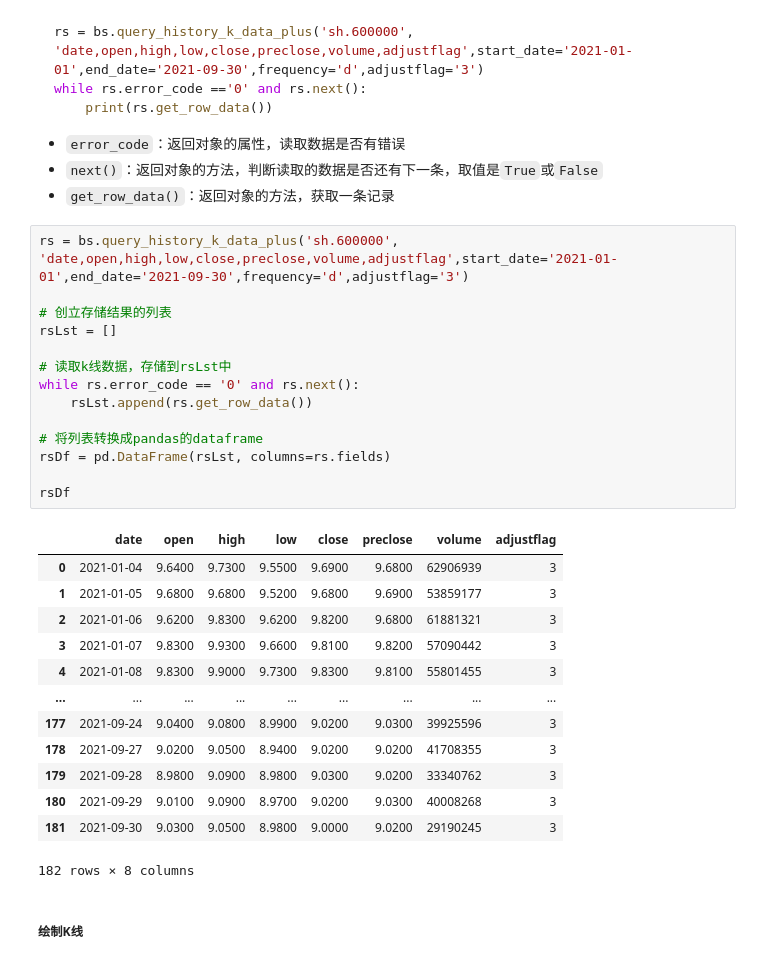
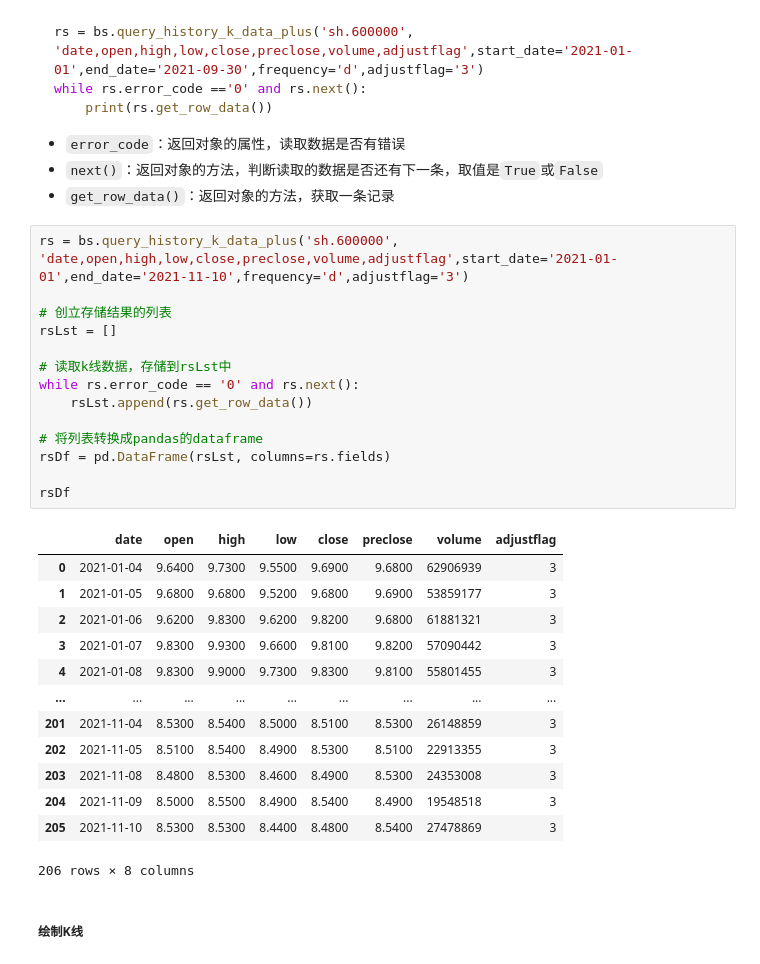
Before and after one commit to christinemu/quant-trading, a Jupyter notebook: TradingBasics.ipynb, the cells around one changed output. Drawn from its saved outputs; the diff is of its cells as text.

```diff
--- a/TradingBasics.ipynb
+++ b/TradingBasics.ipynb
@@ -515,33 +515,33 @@ while rs.error_code =='0' and rs.next():
 - `next()`：返回对象的方法，判断读取的数据是否还有下一条，取值是`True`或`False`
 - `get_row_data()`：返回对象的方法，获取一条记录
 # %%
-rs = bs.query_history_k_data_plus('sh.600000', 'date,open,high,low,close,preclose,volume,adjustflag',start_date='2021-01-01',end_date='2021-09-30',frequency='d',adjustflag='3')
+rs = bs.query_history_k_data_plus('sh.600000', 'date,open,high,low,close,preclose,volume,adjustflag',start_date='2021-01-01',end_date='2021-11-10',frequency='d',adjustflag='3')
 
 # 创立存储结果的列表
 rsLst = []
 
 # 读取k线数据，存储到rsLst中
 while rs.error_code == '0' and rs.next():
     rsLst.append(rs.get_row_data())
 
 # 将列表转换成pandas的dataframe
 rsDf = pd.DataFrame(rsLst, columns=rs.fields)
 
 rsDf
 # %% [output]
 |  | date | open | high | low | close | preclose | volume | adjustflag |
 | 0 | 2021-01-04 | 9.6400 | 9.7300 | 9.5500 | 9.6900 | 9.6800 | 62906939 | 3 |
 | 1 | 2021-01-05 | 9.6800 | 9.6800 | 9.5200 | 9.6800 | 9.6900 | 53859177 | 3 |
 | 2 | 2021-01-06 | 9.6200 | 9.8300 | 9.6200 | 9.8200 | 9.6800 | 61881321 | 3 |
 | 3 | 2021-01-07 | 9.8300 | 9.9300 | 9.6600 | 9.8100 | 9.8200 | 57090442 | 3 |
 | 4 | 2021-01-08 | 9.8300 | 9.9000 | 9.7300 | 9.8300 | 9.8100 | 55801455 | 3 |
 | ... | ... | ... | ... | ... | ... | ... | ... | ... |
-| 177 | 2021-09-24 | 9.0400 | 9.0800 | 8.9900 | 9.0200 | 9.0300 | 39925596 | 3 |
-| 178 | 2021-09-27 | 9.0200 | 9.0500 | 8.9400 | 9.0200 | 9.0200 | 41708355 | 3 |
-| 179 | 2021-09-28 | 8.9800 | 9.0900 | 8.9800 | 9.0300 | 9.0200 | 33340762 | 3 |
-| 180 | 2021-09-29 | 9.0100 | 9.0900 | 8.9700 | 9.0200 | 9.0300 | 40008268 | 3 |
-| 181 | 2021-09-30 | 9.0300 | 9.0500 | 8.9800 | 9.0000 | 9.0200 | 29190245 | 3 |
+| 201 | 2021-11-04 | 8.5300 | 8.5400 | 8.5000 | 8.5100 | 8.5300 | 26148859 | 3 |
+| 202 | 2021-11-05 | 8.5100 | 8.5400 | 8.4900 | 8.5300 | 8.5100 | 22913355 | 3 |
+| 203 | 2021-11-08 | 8.4800 | 8.5300 | 8.4600 | 8.4900 | 8.5300 | 24353008 | 3 |
+| 204 | 2021-11-09 | 8.5000 | 8.5500 | 8.4900 | 8.5400 | 8.4900 | 19548518 | 3 |
+| 205 | 2021-11-10 | 8.5300 | 8.5300 | 8.4400 | 8.4800 | 8.5400 | 27478869 | 3 |
-182 rows × 8 columns
+206 rows × 8 columns
 # %% [markdown]
 ##### 绘制K线
 # %% [markdown]
```
Also changed, not shown: parts of 21 cells of this notebook.
